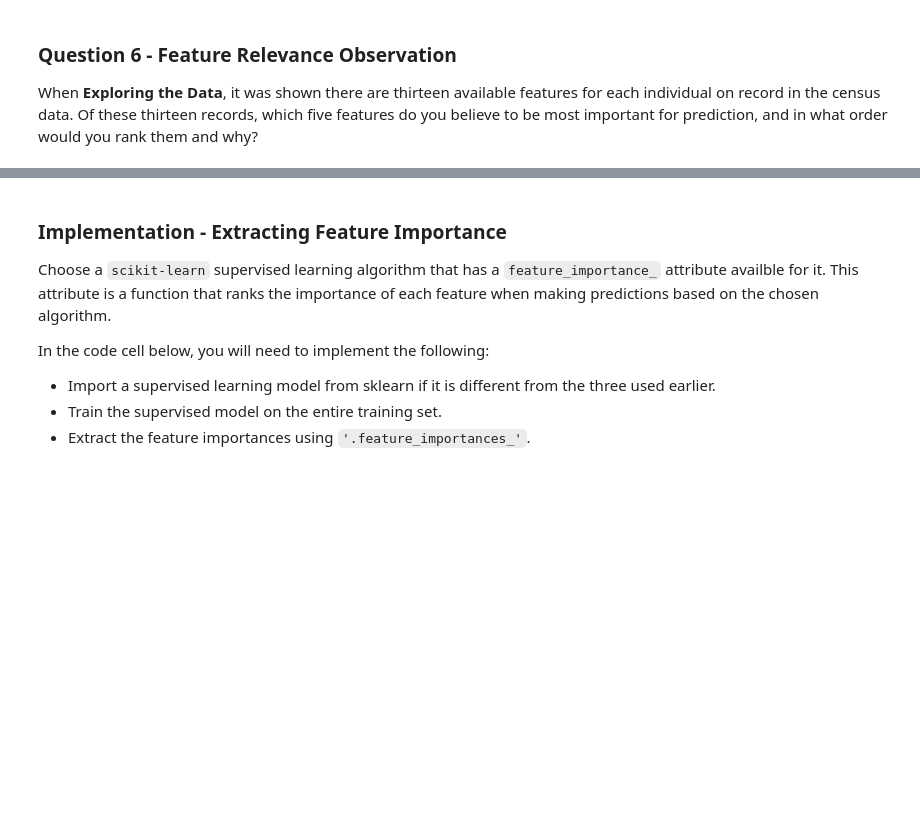
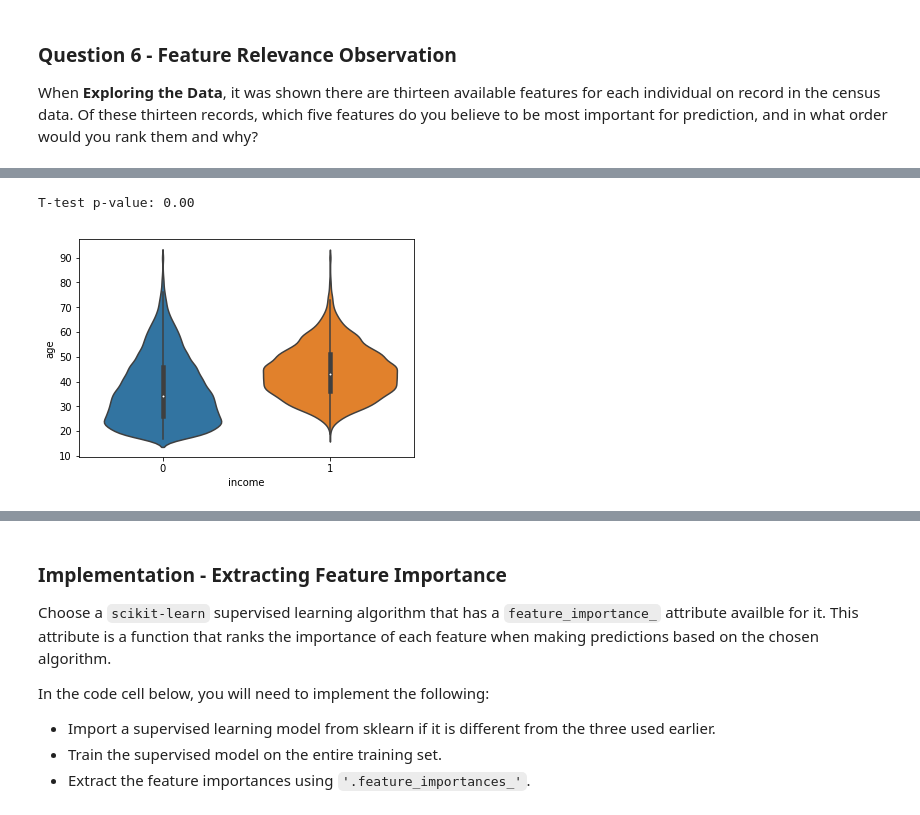
Before and after one commit to smirnovartem/finding_donors, a Jupyter notebook: finding_donors.ipynb, the cells around one changed output, grey strips where cells are left out. Drawn from its saved outputs; the diff is of its cells as text; code cells hidden in the pictures; blank space fills up the shorter version.

```diff
--- a/finding_donors.ipynb
+++ b/finding_donors.ipynb
@@ -624,0 +620,8 @@ When **Exploring the Data**, it was shown there are thirteen available features
+# %%
+from scipy.stats import ttest_ind
+ax = sns.violinplot(y=data['age'],x=income);
+ttest_res = ttest_ind(data[income == 0]['age'], data[income == 1]['age'])
+print('T-test p-value: {:.2f}'.format(ttest_res.pvalue))
+# %% [output]
+T-test p-value: 0.00
+[figure, added]
```
Also changed, not shown: parts of 30 cells of this notebook.
